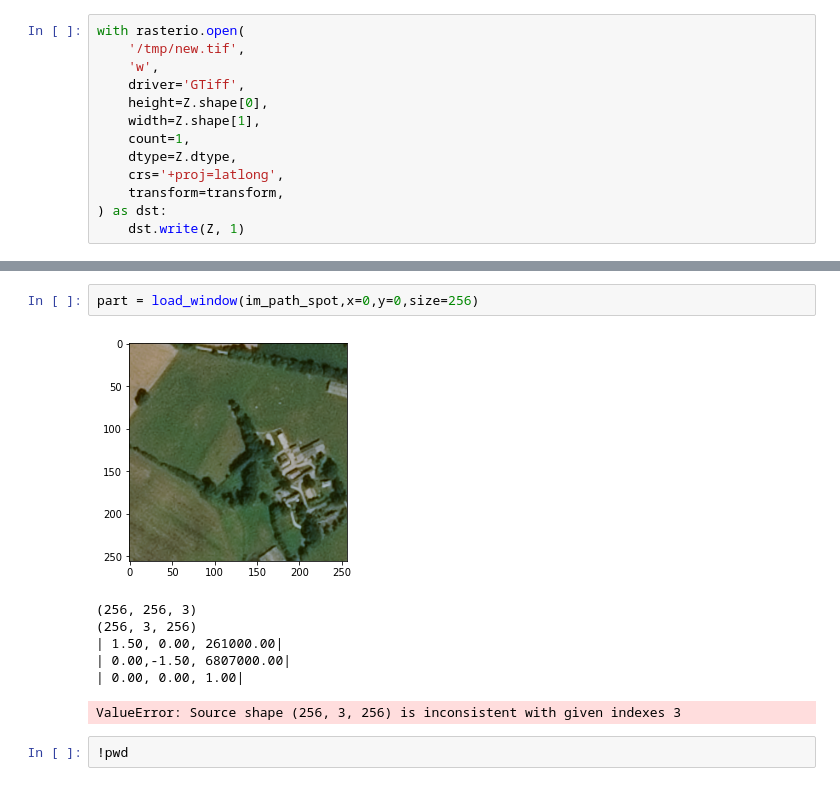
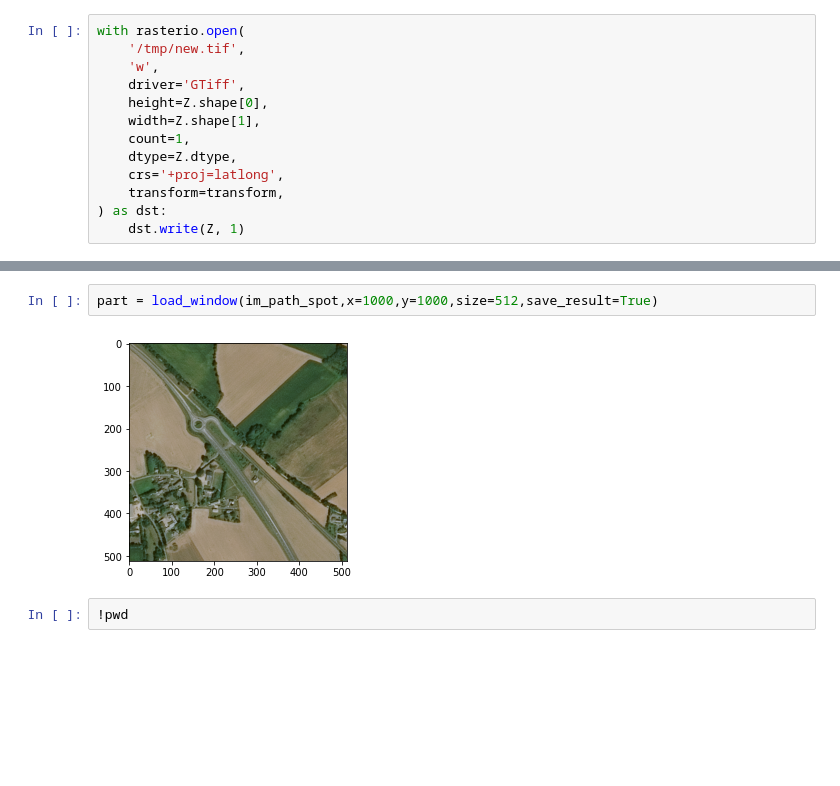
Before and after one commit to simon-donike/super-resolution, a Jupyter notebook: data_loader/load_window.ipynb, the cells around one changed output, grey strips where cells are left out. Saved outputs shown, nothing was run; the diff lists cells and outputs as text; blank space fills up the shorter version.

```diff
--- a/data_loader/load_window.ipynb
+++ b/data_loader/load_window.ipynb
@@ -130,13 +121,7 @@ def load_window(path,x,y,size):
 # %%
-part = load_window(im_path_spot,x=0,y=0,size=256)
+part = load_window(im_path_spot,x=1000,y=1000,size=512,save_result=True)
 # %% [output]
-[figure, old version]
+[figure, new version]
-(256, 256, 3)
-(256, 3, 256)
-| 1.50, 0.00, 261000.00|
-| 0.00,-1.50, 6807000.00|
-| 0.00, 0.00, 1.00|
-ValueError: Source shape (256, 3, 256) is inconsistent with given indexes 3
 # %%
 !pwd
 # %% [output]
```
Also changed, not shown: parts of 1 cell of this notebook.
